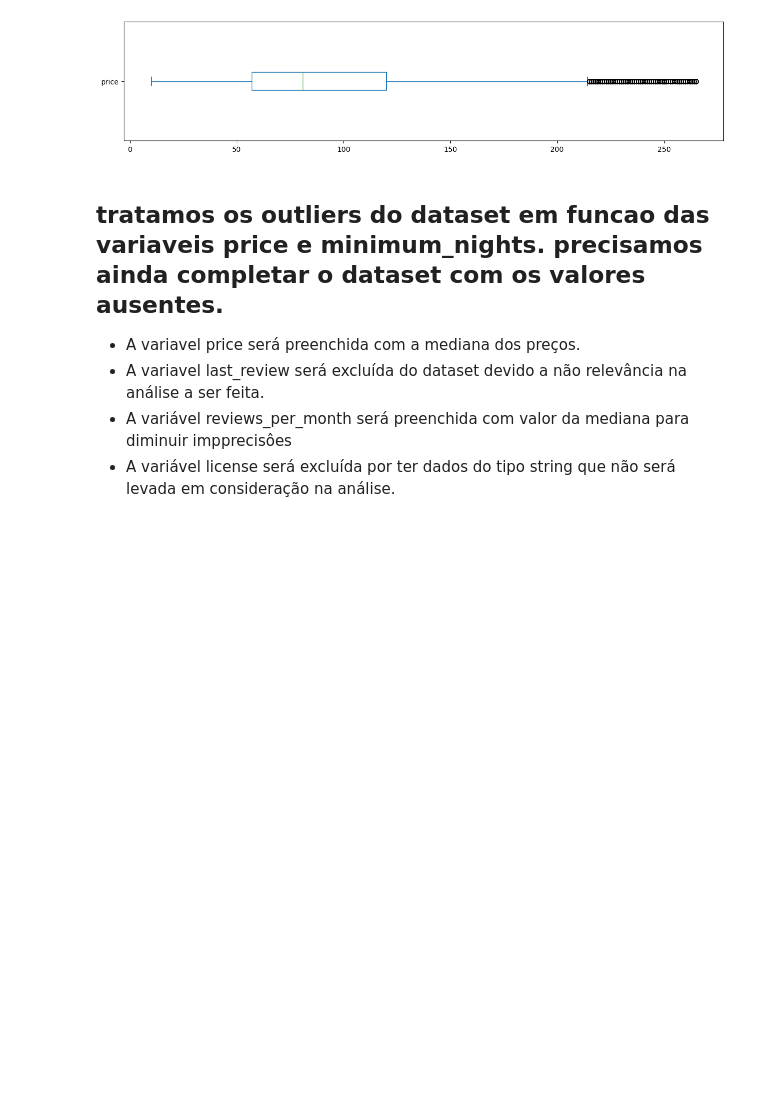
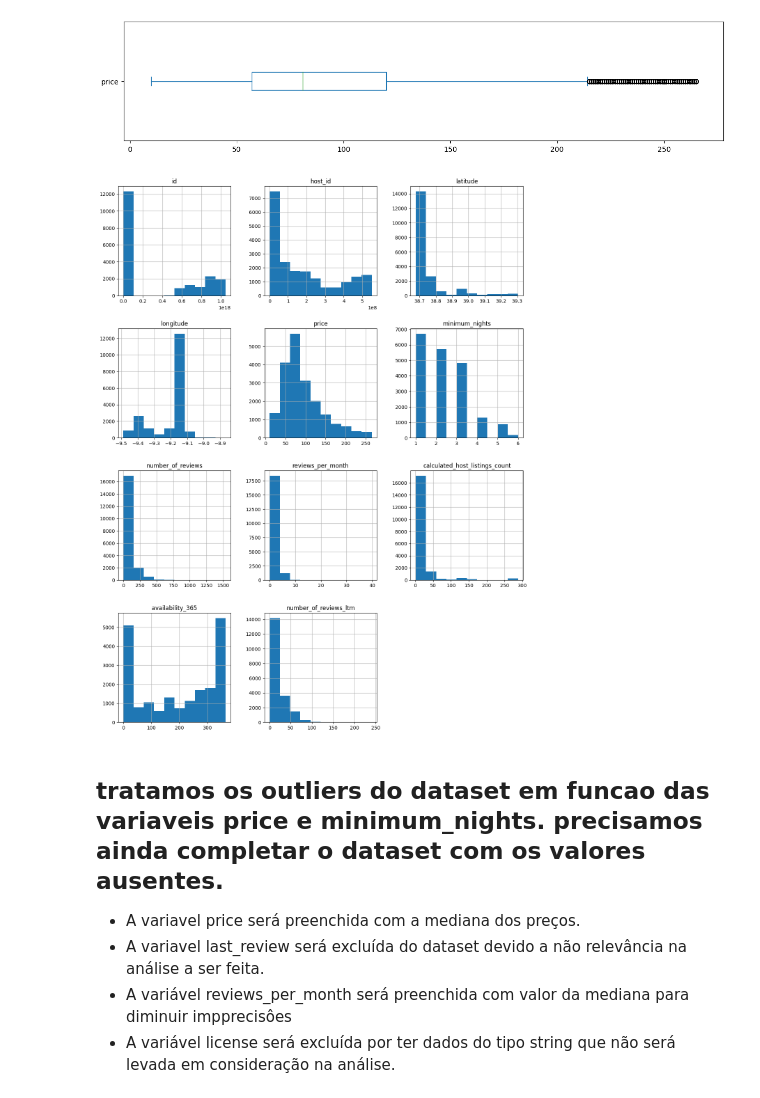
Before and after one commit to AndreCauper/An-lise-de-dados-Airbnb-, a Jupyter notebook: [Template]_Analisando_os_Dados_do_Airbnb.ipynb, the cells around one changed output. Saved outputs shown, nothing was run; the diff lists cells and outputs as text; code cells hidden in the pictures; blank space fills up the shorter version.

```diff
--- a/[Template]_Analisando_os_Dados_do_Airbnb.ipynb
+++ b/[Template]_Analisando_os_Dados_do_Airbnb.ipynb
@@ -345,6 +345,11 @@ df_clean.price.plot(kind='box', vert=False)
 # %% [output]
 <Axes: >
 [figure]
+# %%
+#histogramas com dataset já feito a limpeza
+df_clean.hist(bins=10,figsize=(15,20));
+# %% [output]
+[figure, added]
 # %% [markdown]
 ## tratamos os outliers do dataset em funcao das variaveis price e minimum_nights. precisamos ainda completar o dataset com os valores ausentes.
 * A variavel price será preenchida com a mediana dos preços.
```
